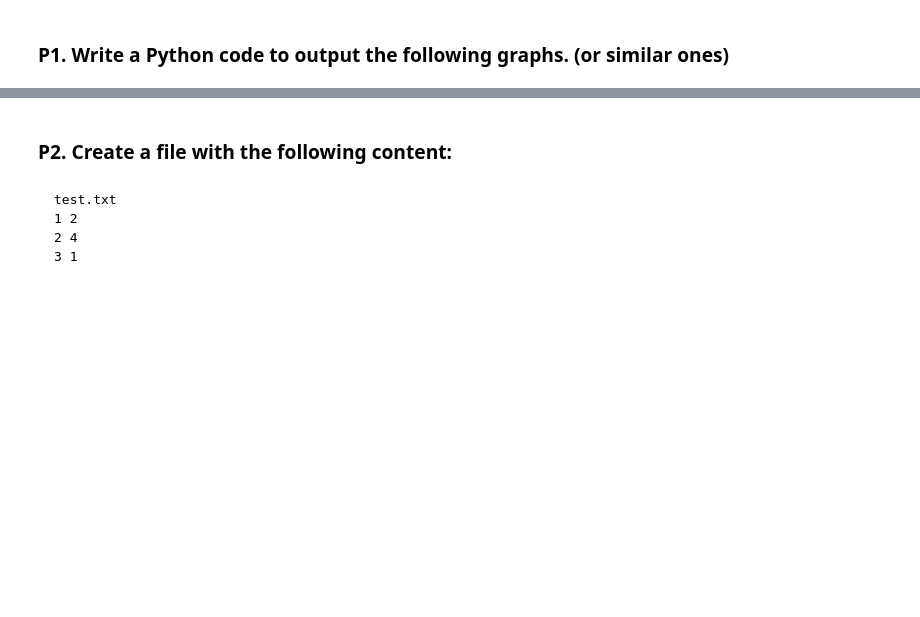
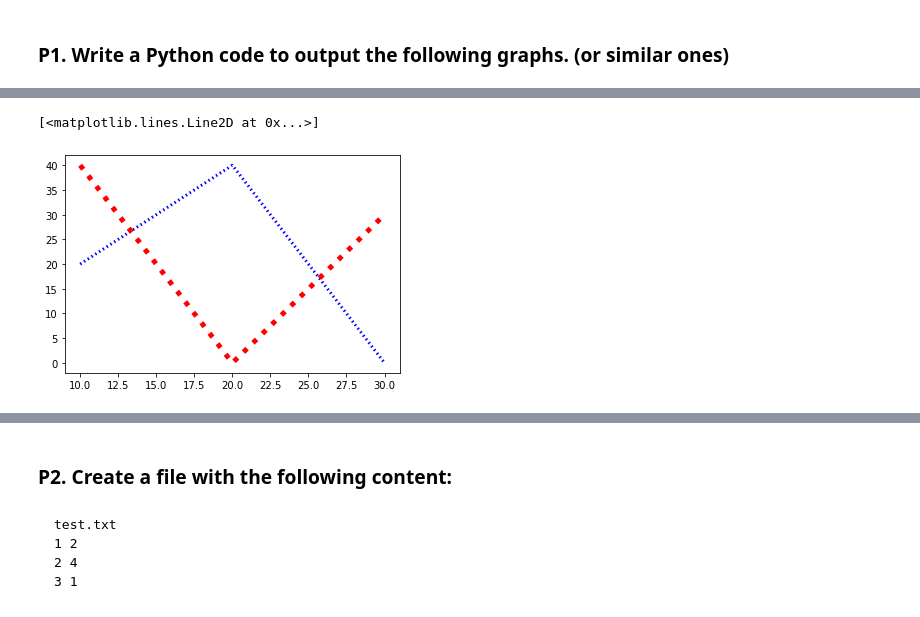
Before and after one commit to KPilosyan/Intro-to-Python, a Jupyter notebook: week7/Matplotlib_practical.ipynb, the cells around one changed output, grey strips where cells are left out. Drawn from its saved outputs; the diff is of its cells as text; code cells hidden in the pictures; blank space fills up the shorter version.

```diff
--- a/week7/Matplotlib_practical.ipynb
+++ b/week7/Matplotlib_practical.ipynb
@@ -58,5 +47,15 @@ p.plot(x,y2, label="line2-width-5", color="r", linewidth=5)
 # %% [markdown]
 ![Screen%20Shot%202019-01-05%20at%2011.04.00%20AM.png](attachment:Screen%20Shot%202019-01-05%20at%2011.04.00%20AM.png)
+# %%
+x = [10,20,30]
+y1 = [20,40,0]
+y2 = [40,0,30]
+
+p.plot(x,y1, label="line1-width-3", color="blue", linewidth = 3, dashes=[0.5,1])
+p.plot(x,y2, label="line2-width-5", color="r", linewidth=5, linestyle = ":")
+# %% [output]
+[<matplotlib.lines.Line2D at 0x...>]
+[figure, added]
 # %% [markdown]
 ![Screen%20Shot%202019-01-05%20at%2011.07.01%20AM.png](attachment:Screen%20Shot%202019-01-05%20at%2011.07.01%20AM.png)
 # %% [markdown]
```
Also changed, not shown: parts of 4 cells of this notebook, 1 other file.
